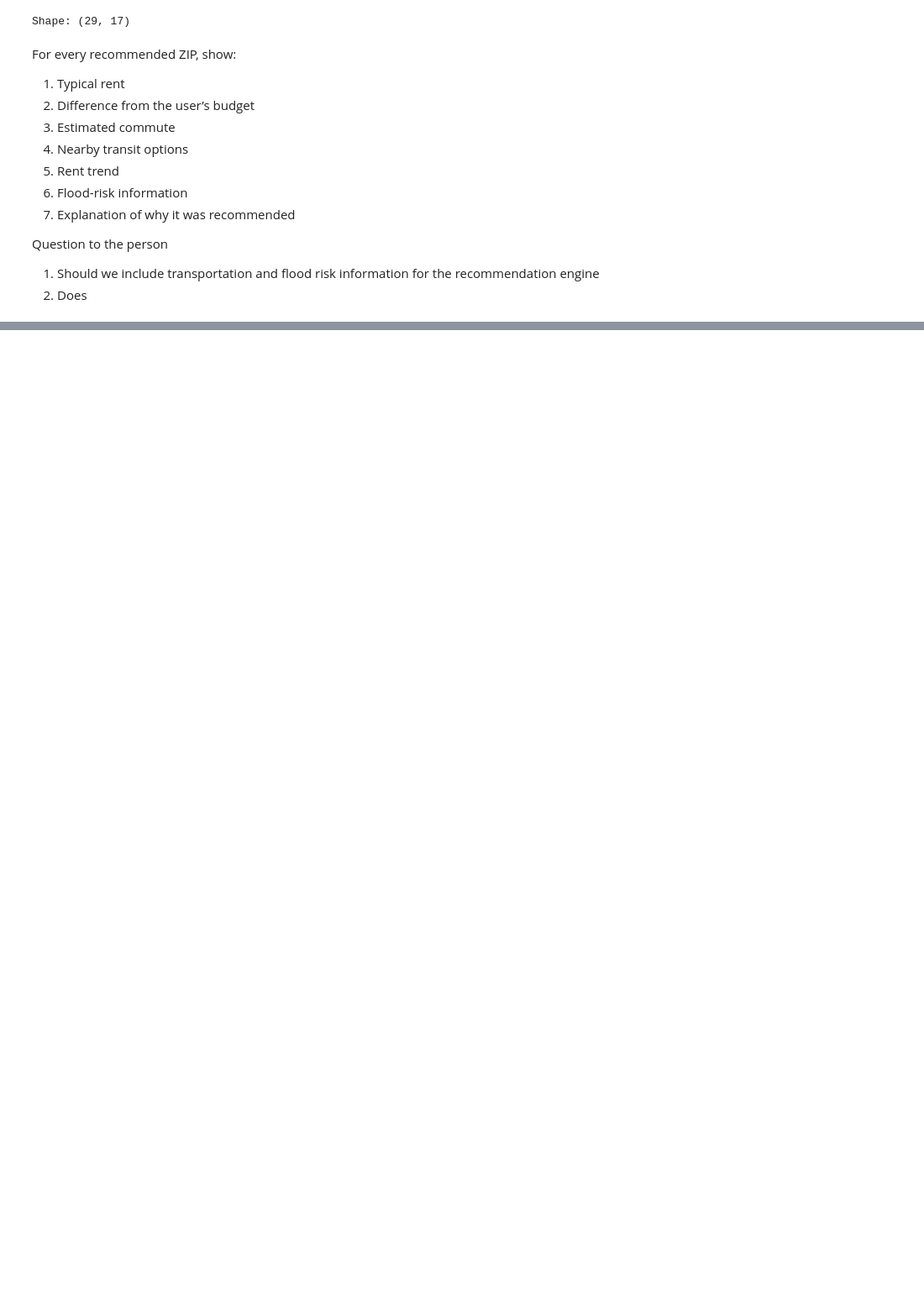
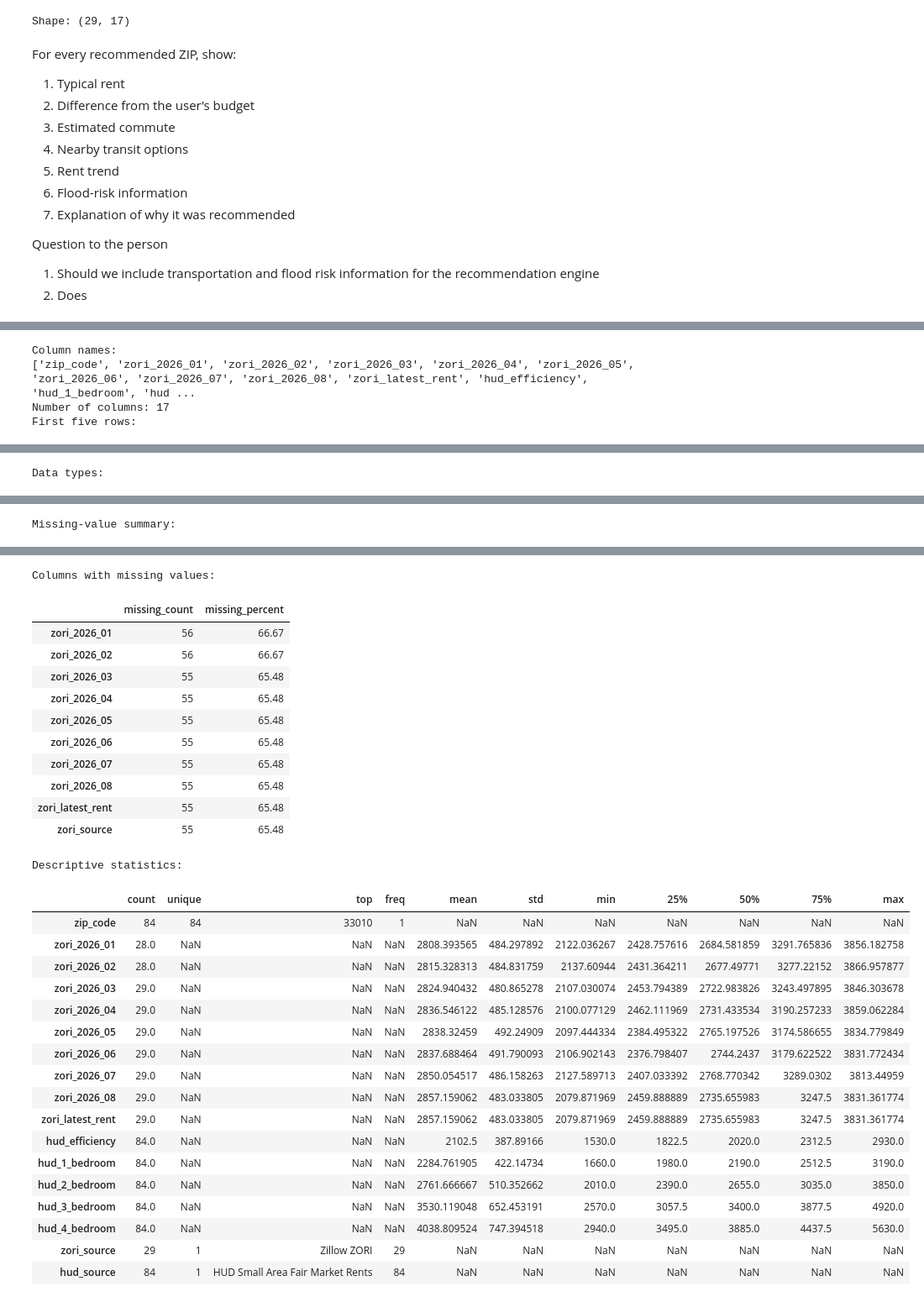
Before and after one commit to Break-Through-Tech/Flow-1B-responsible-ai-prototype-for-personalized-neighborhood-recommendations, a Jupyter notebook: notebooks/explore-data.ipynb, the cells around one changed output, grey strips where cells are left out. Shown at 84% size. Drawn from its saved outputs; the diff is of its cells as text; code cells hidden in the pictures; blank space fills up the shorter version.

Commit message:
added new datasets

```diff
--- a/notebooks/explore-data.ipynb
+++ b/notebooks/explore-data.ipynb
@@ -95,0 +241,15 @@ Question to the person
+# %%
+# Load the merged Miami rental-market dataset while preserving ZIP codes as strings.
+from pathlib import Path
+import pandas as pd
+
+DATA_DIR_CANDIDATES = (Path.cwd() / "data", Path.cwd().parent / "data")
+DATA_DIR = next((path for path in DATA_DIR_CANDIDATES if path.is_dir()), None)
+if DATA_DIR is None:
+    raise FileNotFoundError("Could not find the project data directory.")
+
+RENTAL_MARKET_PATH = DATA_DIR / "cleaned" / "Rental-Market.csv"
+rental_market = pd.read_csv(RENTAL_MARKET_PATH, dtype={"zip_code": "string"})
+
+print(f"Dataset: {RENTAL_MARKET_PATH.name}")
+print(f"Shape: {rental_market.shape}")
@@ -95,0 +259,32 @@ Question to the person
+# %%
+print("Column names:")
+print(rental_market.columns.tolist())
+print(f"Number of columns: {rental_market.shape[1]}")
+
+print("First five rows:")
+display(rental_market.head())
+
+print("Data types:")
+display(rental_market.dtypes.rename("dtype").to_frame())
+
+missing_summary = pd.DataFrame({
+    "missing_count": rental_market.isna().sum(),
+    "missing_percent": (rental_market.isna().mean() * 100).round(2),
+})
+print("Missing-value summary:")
+display(missing_summary)
+
+print("Columns with missing values:")
+columns_with_missing = missing_summary.loc[missing_summary["missing_count"] > 0]
+if columns_with_missing.empty:
+    print("No columns contain missing values.")
+else:
+    display(columns_with_missing)
+
+print("Descriptive statistics:")
+display(rental_market.describe(include="all").T)
+# %% [output]
+Column names:
+['zip_code', 'zori_2026_01', 'zori_2026_02', 'zori_2026_03', 'zori_2026_04', 'zori_2026_05', 'zori_2026_06', 'zori_2026_07', 'zori_2026_08', 'zori_latest_rent', 'hud_efficiency', 'hud_1_bedroom', 'hud ...
+Number of columns: 17
+First five rows:
@@ -95,0 +297 @@ Question to the person
+Data types:
@@ -95,0 +316 @@ Question to the person
+Missing-value summary:
@@ -95,0 +335,31 @@ Question to the person
+Columns with missing values:
+|  | missing_count | missing_percent |
+| zori_2026_01 | 56 | 66.67 |
+| zori_2026_02 | 56 | 66.67 |
+| zori_2026_03 | 55 | 65.48 |
+| zori_2026_04 | 55 | 65.48 |
+| zori_2026_05 | 55 | 65.48 |
+| zori_2026_06 | 55 | 65.48 |
+| zori_2026_07 | 55 | 65.48 |
+| zori_2026_08 | 55 | 65.48 |
+| zori_latest_rent | 55 | 65.48 |
+| zori_source | 55 | 65.48 |
+Descriptive statistics:
+|  | count | unique | top | freq | mean | std | min | 25% | 50% | 75% | max |
+| zip_code | 84 | 84 | 33010 | 1 | NaN | NaN | NaN | NaN | NaN | NaN | NaN |
+| zori_2026_01 | 28.0 | NaN | NaN | NaN | 2808.393565 | 484.297892 | 2122.036267 | 2428.757616 | 2684.581859 | 3291.765836 | 3856.182758 |
+| zori_2026_02 | 28.0 | NaN | NaN | NaN | 2815.328313 | 484.831759 | 2137.60944 | 2431.364211 | 2677.49771 | 3277.22152 | 3866.957877 |
+| zori_2026_03 | 29.0 | NaN | NaN | NaN | 2824.940432 | 480.865278 | 2107.030074 | 2453.794389 | 2722.983826 | 3243.497895 | 3846.303678 |
+| zori_2026_04 | 29.0 | NaN | NaN | NaN | 2836.546122 | 485.128576 | 2100.077129 | 2462.111969 | 2731.433534 | 3190.257233 | 3859.062284 |
+| zori_2026_05 | 29.0 | NaN | NaN | NaN | 2838.32459 | 492.24909 | 2097.444334 | 2384.495322 | 2765.197526 | 3174.586655 | 3834.779849 |
+| zori_2026_06 | 29.0 | NaN | NaN | NaN | 2837.688464 | 491.790093 | 2106.902143 | 2376.798407 | 2744.2437 | 3179.622522 | 3831.772434 |
+| zori_2026_07 | 29.0 | NaN | NaN | NaN | 2850.054517 | 486.158263 | 2127.589713 | 2407.033392 | 2768.770342 | 3289.0302 | 3813.44959 |
+| zori_2026_08 | 29.0 | NaN | NaN | NaN | 2857.159062 | 483.033805 | 2079.871969 | 2459.888889 | 2735.655983 | 3247.5 | 3831.361774 |
+| zori_latest_rent | 29.0 | NaN | NaN | NaN | 2857.159062 | 483.033805 | 2079.871969 | 2459.888889 | 2735.655983 | 3247.5 | 3831.361774 |
+| hud_efficiency | 84.0 | NaN | NaN | NaN | 2102.5 | 387.89166 | 1530.0 | 1822.5 | 2020.0 | 2312.5 | 2930.0 |
+| hud_1_bedroom | 84.0 | NaN | NaN | NaN | 2284.761905 | 422.14734 | 1660.0 | 1980.0 | 2190.0 | 2512.5 | 3190.0 |
+| hud_2_bedroom | 84.0 | NaN | NaN | NaN | 2761.666667 | 510.352662 | 2010.0 | 2390.0 | 2655.0 | 3035.0 | 3850.0 |
+| hud_3_bedroom | 84.0 | NaN | NaN | NaN | 3530.119048 | 652.453191 | 2570.0 | 3057.5 | 3400.0 | 3877.5 | 4920.0 |
+| hud_4_bedroom | 84.0 | NaN | NaN | NaN | 4038.809524 | 747.394518 | 2940.0 | 3495.0 | 3885.0 | 4437.5 | 5630.0 |
+| zori_source | 29 | 1 | Zillow ZORI | 29 | NaN | NaN | NaN | NaN | NaN | NaN | NaN |
+| hud_source | 84 | 1 | HUD Small Area Fair Market Rents | 84 | NaN | NaN | NaN | NaN | NaN | NaN | NaN |
```
Also changed, not shown: parts of 13 cells of this notebook, 10 other files.
